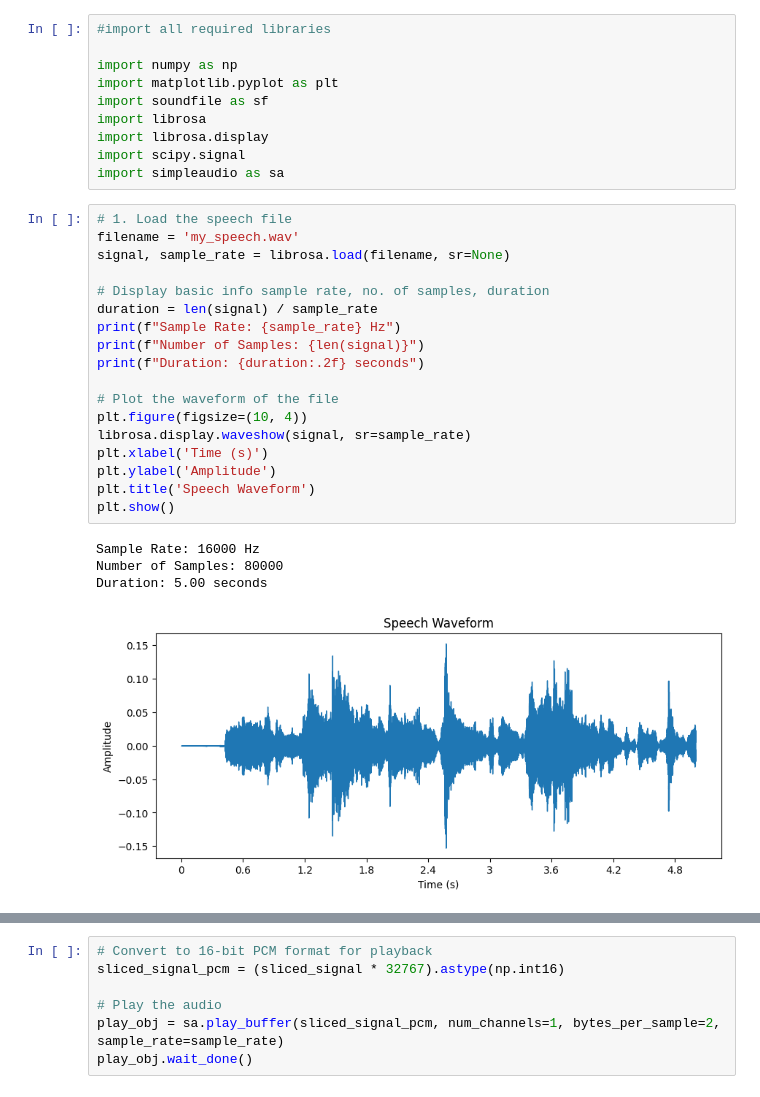
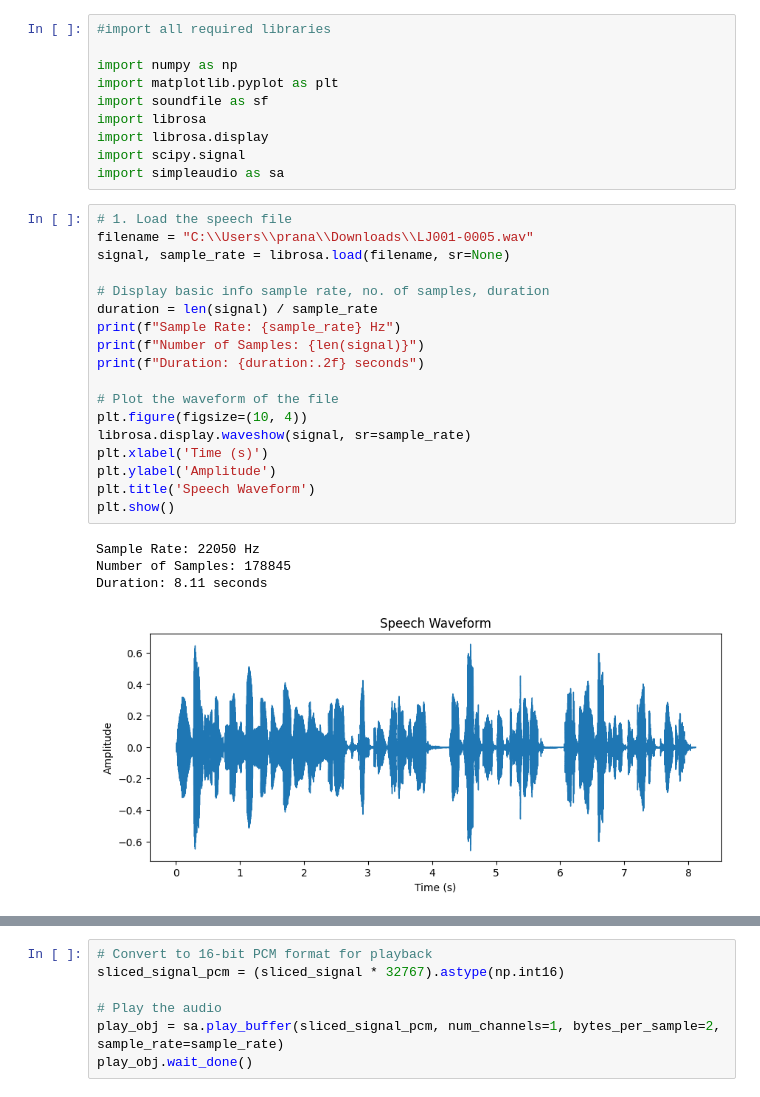
Before and after one commit to PranavAmara05/Speech-Processing, a Jupyter notebook: Speech_03.ipynb, the cells around one changed output, grey strips where cells are left out. Saved outputs shown, nothing was run; the diff lists cells and outputs as text.

```diff
--- a/Speech_03.ipynb
+++ b/Speech_03.ipynb
@@ -48,27 +31,27 @@ import scipy.signal
 import simpleaudio as sa
 # %%
 # 1. Load the speech file
-filename = 'my_speech.wav'
+filename = "C:\\Users\\prana\\Downloads\\LJ001-0005.wav"
 signal, sample_rate = librosa.load(filename, sr=None)
 
 # Display basic info sample rate, no. of samples, duration
 duration = len(signal) / sample_rate
 print(f"Sample Rate: {sample_rate} Hz")
 print(f"Number of Samples: {len(signal)}")
 print(f"Duration: {duration:.2f} seconds")
 
 # Plot the waveform of the file
 plt.figure(figsize=(10, 4))
 librosa.display.waveshow(signal, sr=sample_rate)
 plt.xlabel('Time (s)')
 plt.ylabel('Amplitude')
 plt.title('Speech Waveform')
 plt.show()
 # %% [output]
-Sample Rate: 16000 Hz
-Number of Samples: 80000
-Duration: 5.00 seconds
+Sample Rate: 22050 Hz
+Number of Samples: 178845
+Duration: 8.11 seconds
-[figure, old version]
+[figure, new version]
 # %%
 # Extract first 2 seconds of the audio
 
```
Also changed, not shown: parts of 4 cells of this notebook.
